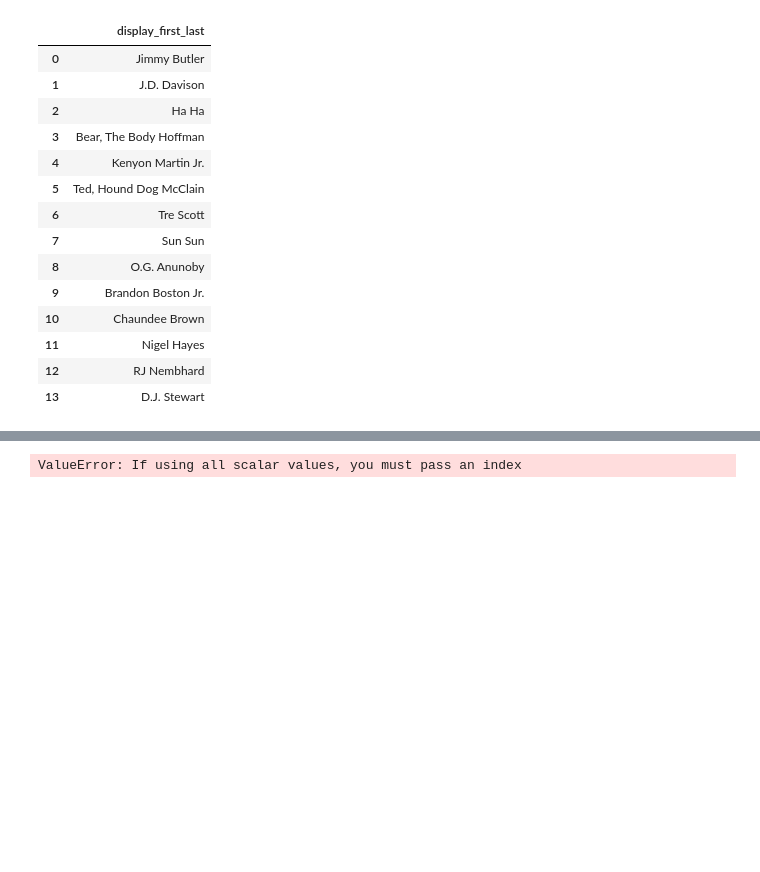
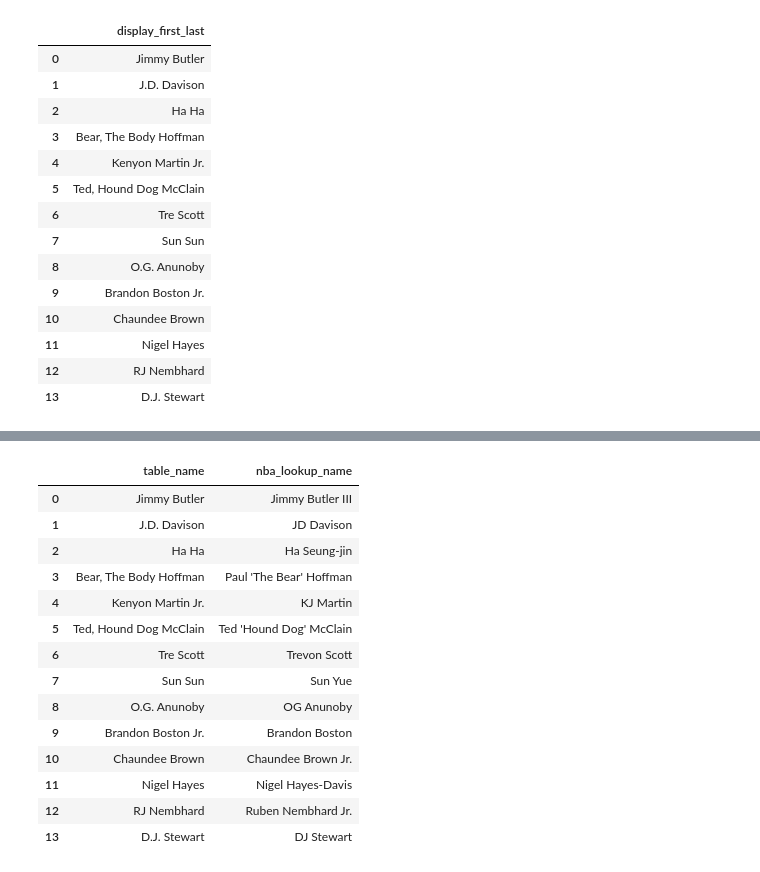
Before and after one commit to dejiandrew/nba-award-predictor, a Jupyter notebook: notebooks/create_features.ipynb, the cells around one changed output, grey strips where cells are left out. Saved outputs shown, nothing was run; the diff lists cells and outputs as text; code cells hidden in the pictures; blank space fills up the shorter version.

```diff
--- a/notebooks/create_features.ipynb
+++ b/notebooks/create_features.ipynb
@@ -698,19 +702,63 @@ output
 # %%
-pd.DataFrame({
-"table_name": "Jimmy Butler", "nba_lookup_name": "Jimmy Butler III",
-"table_name": "J.D. Davison", "nba_lookup_name": "JD Davison",
-"table_name": "Ha Ha", "nba_lookup_name": "Ha Seung-jin",
-"table_name": "Bear, The Body Hoffman", "nba_lookup_name": "Paul 'The Bear' Hoffman",
-"table_name": "Kenyon Martin Jr.", "nba_lookup_name": "KJ Martin",
-"table_name": "Ted, Hound Dog McClain", "nba_lookup_name": "Ted 'Hound Dog' McClain",
-"table_name": "Tre Scott", "nba_lookup_name": "",
-"table_name": "Sun Sun", "nba_lookup_name": "",
-"table_name": "O.G. Anunoby", "nba_lookup_name": "",
-"table_name": "Brandon Boston Jr.", "nba_lookup_name": "",
-"table_name": "Chaundee Brown", "nba_lookup_name": "",
-"table_name": "Nigel Hayes", "nba_lookup_name": "",
-"table_name": "RJ Nembhard", "nba_lookup_name": "",
-"table_name": "D.J. Stewart", "nba_lookup_name": ""
-})
+# pd.DataFrame({
+# "table_name": "Jimmy Butler", "nba_lookup_name": "Jimmy Butler III",
+# "table_name": "J.D. Davison", "nba_lookup_name": "JD Davison",
+# "table_name": "Ha Ha", "nba_lookup_name": "Ha Seung-jin",
+# "table_name": "Bear, The Body Hoffman", "nba_lookup_name": "Paul 'The Bear' Hoffman",
+# "table_name": "Kenyon Martin Jr.", "nba_lookup_name": "KJ Martin",
+# "table_name": "Ted, Hound Dog McClain", "nba_lookup_name": "Ted 'Hound Dog' McClain",
+# "table_name": "Tre Scott", "nba_lookup_name": "Trevon Scott",
+# "table_name": "Sun Sun", "nba_lookup_name": "Sun Yue",
+# "table_name": "O.G. Anunoby", "nba_lookup_name": "OG Anunoby",
+# "table_name": "Brandon Boston Jr.", "nba_lookup_name": "Brandon Boston",
+# "table_name": "Chaundee Brown", "nba_lookup_name": "Chaundee Brown Jr.",
+# "table_name": "Nigel Hayes", "nba_lookup_name": "Nigel Hayes-Davis",
+# "table_name": "RJ Nembhard", "nba_lookup_name": "Ruben Nembhard Jr.",
+# "table_name": "D.J. Stewart", "nba_lookup_name": "DJ Stewart"
+# })
+
+import pandas as pd
+
+# Create a list of dictionaries where each dictionary represents one row
+data = [
+    {"table_name": "Jimmy Butler", "nba_lookup_name": "Jimmy Butler III"},
+    {"table_name": "J.D. Davison", "nba_lookup_name": "JD Davison"},
+    {"table_name": "Ha Ha", "nba_lookup_name": "Ha Seung-jin"},
+    {"table_name": "Bear, The Body Hoffman", "nba_lookup_name": "Paul 'The Bear' Hoffman"},
+    {"table_name": "Kenyon Martin Jr.", "nba_lookup_name": "KJ Martin"},
+    {"table_name": "Ted, Hound Dog McClain", "nba_lookup_name": "Ted 'Hound Dog' McClain"},
+    {"table_name": "Tre Scott", "nba_lookup_name": "Trevon Scott"},
+    {"table_name": "Sun Sun", "nba_lookup_name": "Sun Yue"},
+    {"table_name": "O.G. Anunoby", "nba_lookup_name": "OG Anunoby"},
+    {"table_name": "Brandon Boston Jr.", "nba_lookup_name": "Brandon Boston"},
+    {"table_name": "Chaundee Brown", "nba_lookup_name": "Chaundee Brown Jr."},
+    {"table_name": "Nigel Hayes", "nba_lookup_name": "Nigel Hayes-Davis"},
+    {"table_name": "RJ Nembhard", "nba_lookup_name": "Ruben Nembhard Jr."},
+    {"table_name": "D.J. Stewart", "nba_lookup_name": "DJ Stewart"},
+
+
+
+
+
+
+]
+
+# Create DataFrame from the list of dictionaries
+df = pd.DataFrame(data)
+df
 # %% [output]
-ValueError: If using all scalar values, you must pass an index
+|  | table_name | nba_lookup_name |
+| 0 | Jimmy Butler | Jimmy Butler III |
+| 1 | J.D. Davison | JD Davison |
+| 2 | Ha Ha | Ha Seung-jin |
+| 3 | Bear, The Body Hoffman | Paul 'The Bear' Hoffman |
+| 4 | Kenyon Martin Jr. | KJ Martin |
+| 5 | Ted, Hound Dog McClain | Ted 'Hound Dog' McClain |
+| 6 | Tre Scott | Trevon Scott |
+| 7 | Sun Sun | Sun Yue |
+| 8 | O.G. Anunoby | OG Anunoby |
+| 9 | Brandon Boston Jr. | Brandon Boston |
+| 10 | Chaundee Brown | Chaundee Brown Jr. |
+| 11 | Nigel Hayes | Nigel Hayes-Davis |
+| 12 | RJ Nembhard | Ruben Nembhard Jr. |
+| 13 | D.J. Stewart | DJ Stewart |
```
Also changed, not shown: parts of 1 cell of this notebook, 4 other files.
